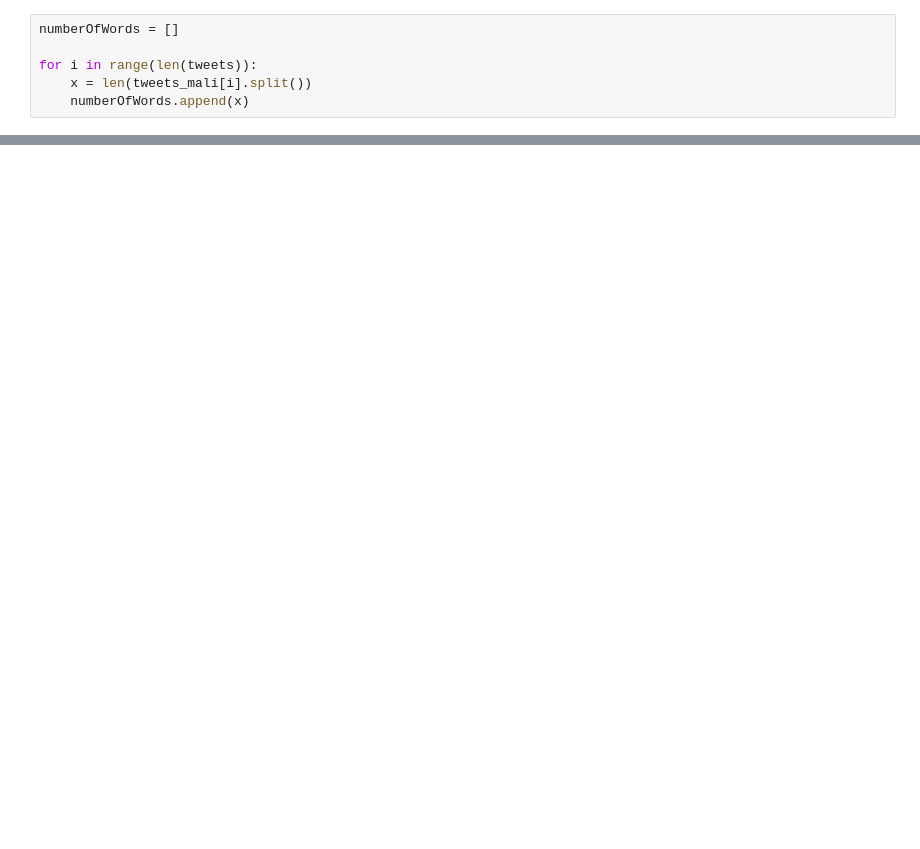
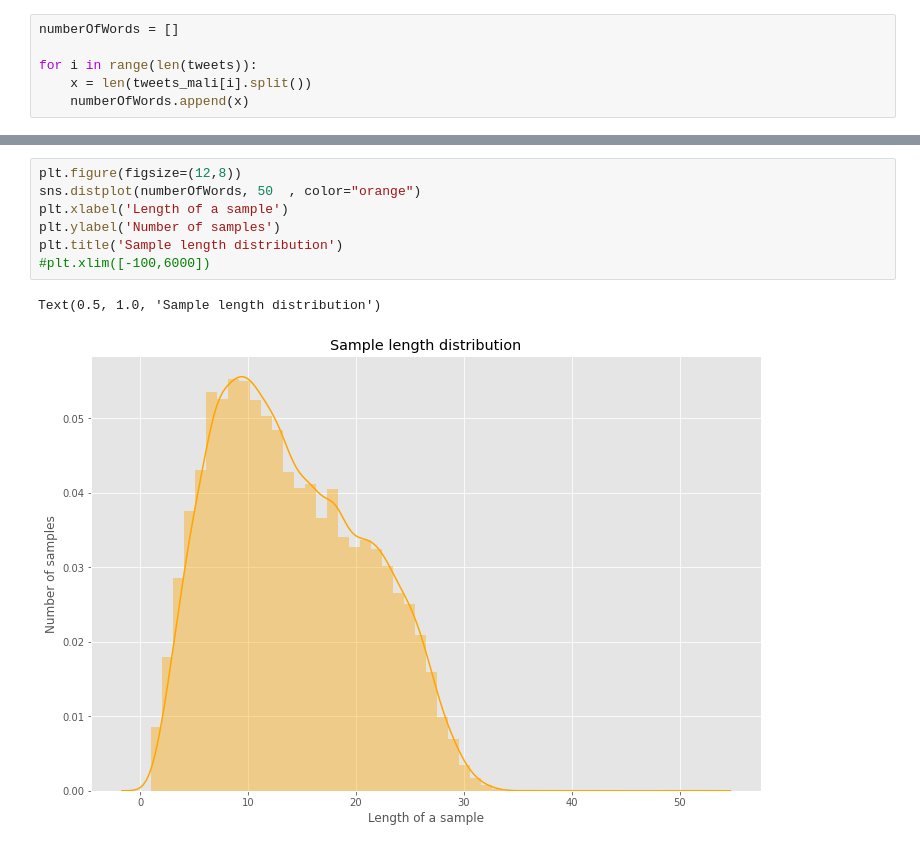
Before and after one commit to malinphy/hate_speech, a Jupyter notebook: hate_speech_malp.ipynb, the cells around one changed output, grey strips where cells are left out. Cells and saved outputs as stored; diff of their text form; blank space fills up the shorter version.

```diff
--- a/hate_speech_malp.ipynb
+++ b/hate_speech_malp.ipynb
@@ -79 +102,11 @@ plt.title('Sample length distribution')
+# %%
+plt.figure(figsize=(12,8))
+sns.distplot(numberOfWords, 50  , color="orange")
+plt.xlabel('Length of a sample')
+plt.ylabel('Number of samples')
+plt.title('Sample length distribution')
+#plt.xlim([-100,6000])
+# %% [output]
+Text(0.5, 1.0, 'Sample length distribution')
+[figure, added]
 # %%
```
Also changed, not shown: parts of 31 cells of this notebook.
